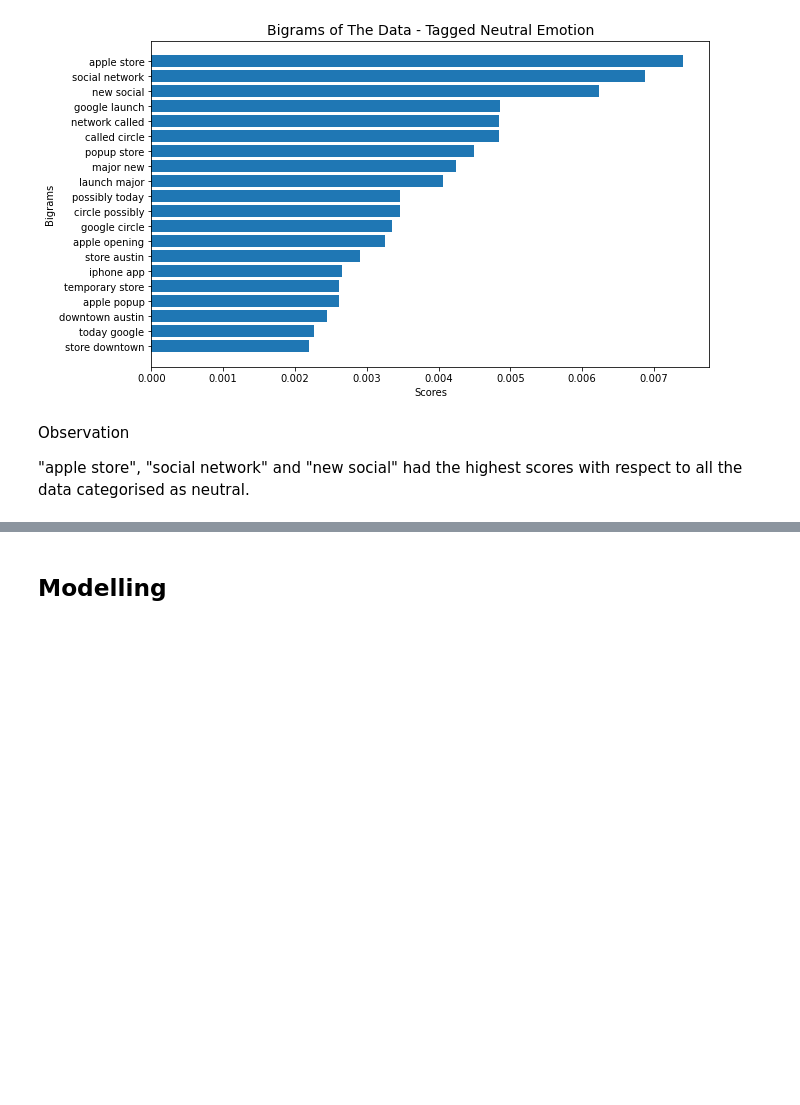
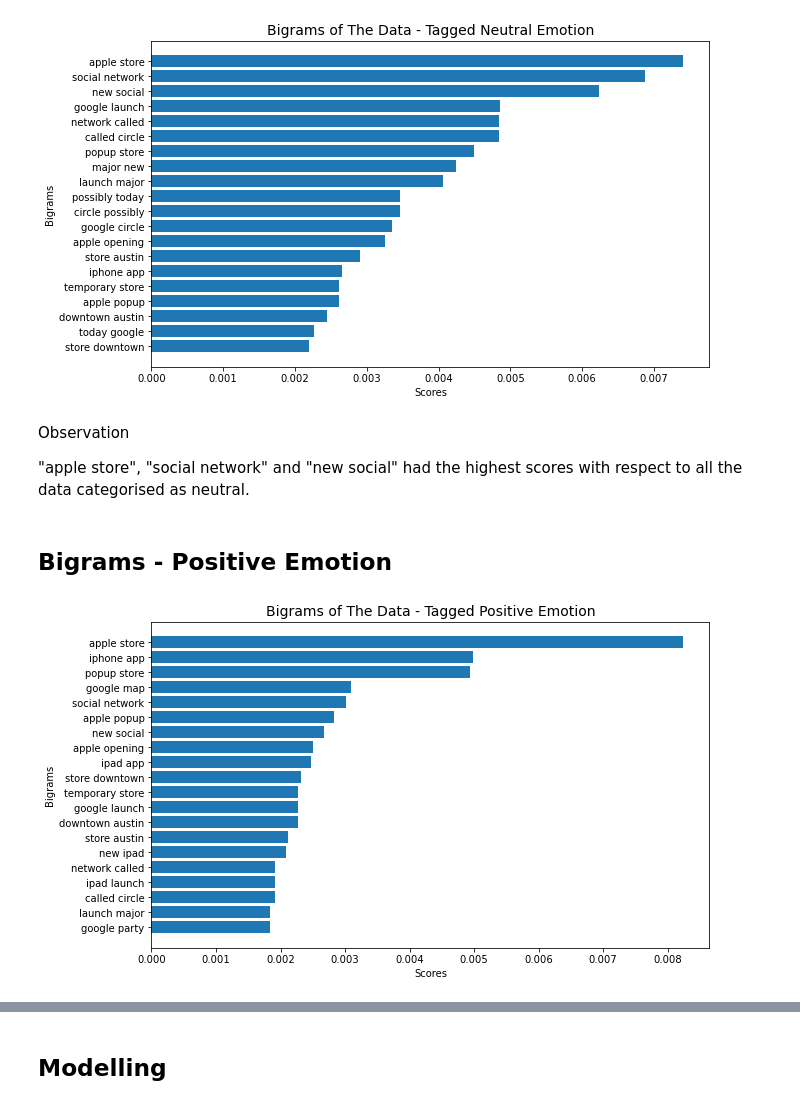
Before and after one commit to George-Chira/twitter-sentiment-analysis, a Jupyter notebook: notebooks/George.ipynb, the cells around one changed output, grey strips where cells are left out. Saved outputs shown, nothing was run; the diff lists cells and outputs as text; code cells hidden in the pictures; blank space fills up the shorter version.

```diff
--- a/notebooks/George.ipynb
+++ b/notebooks/George.ipynb
@@ -655,3 +689,9 @@ Observation
 
 
 "apple store", "social network" and "new social" had the highest scores with respect to all the data categorised as neutral.
+# %% [markdown]
+## Bigrams - Positive Emotion
+# %%
+bigram_plots(sentiment='Positive emotion', title='Bigrams of The Data - Tagged Positive Emotion')
+# %% [output]
+[figure, added]
```
Also changed, not shown: parts of 26 cells of this notebook.
